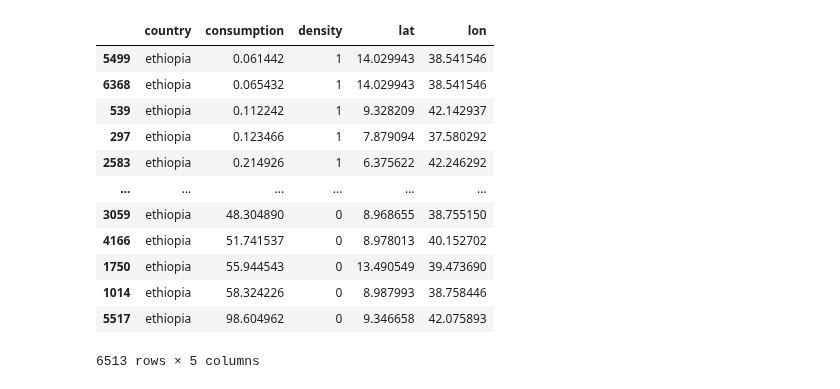
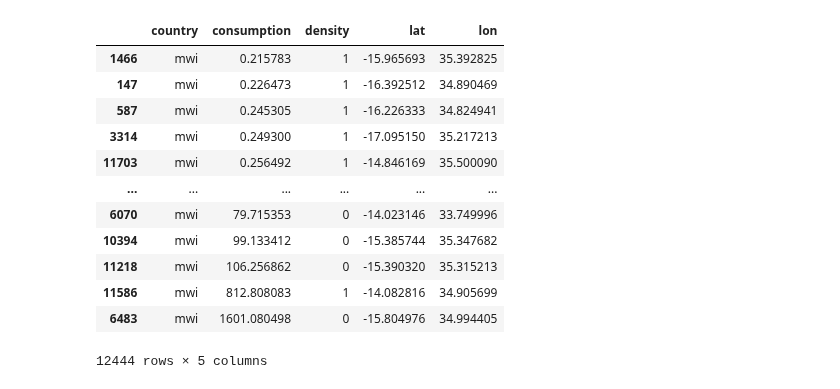
Before and after one commit to omshah2006/Predicting-Poverty-Ethiopia, a Jupyter notebook: preprocessing/process_lsms_survey.ipynb, the cells around one changed output. Drawn from its saved outputs; the diff is of its cells as text; code cells hidden in the pictures.

```diff
--- a/preprocessing/process_lsms_survey.ipynb
+++ b/preprocessing/process_lsms_survey.ipynb
@@ -21,24 +41,34 @@ geo_cols = ["household_id", "lat_mod", "lon_mod"]
 # %%
-def process_survey(country):
+def process_survey(country, pc=True):
     consumption_file = country + "_consumption_lsms_raw.csv"
     geovariables_file = country + "_householdgeovariables_lsms_raw.csv"
 
     df_consumption = pd.read_csv(os.path.join(COUNTRIES_DIR, country, consumption_file))
     df_geovars = pd.read_csv(os.path.join(COUNTRIES_DIR, country, geovariables_file))
 
-    df_consumption = df_consumption[survey_cols]
-    # Calculate per capita daily household consumption:
-    df_consumption["cons_pc"] = df_consumption["total_cons_ann"] / df_consumption["hh_size"] / ppp[country] / 365
+    df_consumption = df_consumption[country_survey_cols[country].values()]
 
-    df_geovars = df_geovars[geo_cols]
-    df_merged = pd.merge(df_consumption, df_geovars, on='household_id')
-    df_merged["country"] = "ethiopia"
+    # Calculate per capita daily household consumption if not already:
+    if pc:
+        df_consumption["cons_pc"] = df_consumption[country_survey_cols[country]['total_cons_ann']] / ppp[country] / 365
+    else:
+        df_consumption["cons_pc"] = df_consumption[country_survey_cols[country]['total_cons_ann']] / df_consumption[country_survey_cols[country]['hh_size']] / ppp[country] / 365
+
+
+    df_geovars = df_geovars[country_geo_cols[country].values()]
+    df_merged = pd.merge(df_consumption, df_geovars, on=country_survey_cols[country]['hid'])
+    df_merged["country"] = country
 
     # URBAN = 0, RURAL = 1
-    df_merged["saq14"].replace(['URBAN', 'RURAL'], [0, 1], inplace=True)
-    df_merged.rename(columns={'saq14': 'density', 'lat_mod': 'lat', 'lon_mod': 'lon', 'cons_pc': 'consumption'}, inplace=True)
+    urban_key = density_keys[country]['urban']
+    rural_key = density_keys[country]['rural']
+    df_merged[country_survey_cols[country]['density']].replace([urban_key, rural_key], [0, 1], inplace=True)
+    df_merged.rename(columns={country_survey_cols[country]['density']: 'density', country_geo_cols[country]['lat']: 'lat', country_geo_cols[country]['lon']: 'lon', 'cons_pc': 'consumption'}, inplace=True)
     return df_merged[["country", "consumption", "density", "lat", "lon"]]
 # %%
-df_eth = process_survey(countries[0])
+country = countries[2]
+
+# pc=True when country is Nigeria, consumption already per capita
+df = process_survey(country, pc=pc[country])
 # %%
 # Returns total number of NaN values
@@ -48,4 +78,4 @@ df_eth.isnull().sum().sum()
 # %%
 # Drops any rows with NaN values
-df_eth = df_eth.dropna()
+df = df.dropna()
 # %%
@@ -67,18 +97,18 @@ display(df_eth)
 # %%
-df_eth = df_eth.sort_values('consumption')
-display(df_eth)
+df = df.sort_values('consumption')
+display(df)
 # %% [output]
 |  | country | consumption | density | lat | lon |
-| 5499 | ethiopia | 0.061442 | 1 | 14.029943 | 38.541546 |
-| 6368 | ethiopia | 0.065432 | 1 | 14.029943 | 38.541546 |
-| 539 | ethiopia | 0.112242 | 1 | 9.328209 | 42.142937 |
-| 297 | ethiopia | 0.123466 | 1 | 7.879094 | 37.580292 |
-| 2583 | ethiopia | 0.214926 | 1 | 6.375622 | 42.246292 |
+| 1466 | mwi | 0.215783 | 1 | -15.965693 | 35.392825 |
+| 147 | mwi | 0.226473 | 1 | -16.392512 | 34.890469 |
+| 587 | mwi | 0.245305 | 1 | -16.226333 | 34.824941 |
+| 3314 | mwi | 0.249300 | 1 | -17.095150 | 35.217213 |
+| 11703 | mwi | 0.256492 | 1 | -14.846169 | 35.500090 |
 | ... | ... | ... | ... | ... | ... |
-| 3059 | ethiopia | 48.304890 | 0 | 8.968655 | 38.755150 |
-| 4166 | ethiopia | 51.741537 | 0 | 8.978013 | 40.152702 |
-| 1750 | ethiopia | 55.944543 | 0 | 13.490549 | 39.473690 |
-| 1014 | ethiopia | 58.324226 | 0 | 8.987993 | 38.758446 |
-| 5517 | ethiopia | 98.604962 | 0 | 9.346658 | 42.075893 |
+| 6070 | mwi | 79.715353 | 0 | -14.023146 | 33.749996 |
+| 10394 | mwi | 99.133412 | 0 | -15.385744 | 35.347682 |
+| 11218 | mwi | 106.256862 | 0 | -15.390320 | 35.315213 |
+| 11586 | mwi | 812.808083 | 1 | -14.082816 | 34.905699 |
+| 6483 | mwi | 1601.080498 | 0 | -15.804976 | 34.994405 |
-6513 rows × 5 columns
+12444 rows × 5 columns
 # %%
```
Also changed, not shown: parts of 5 cells of this notebook, 23 other files.
